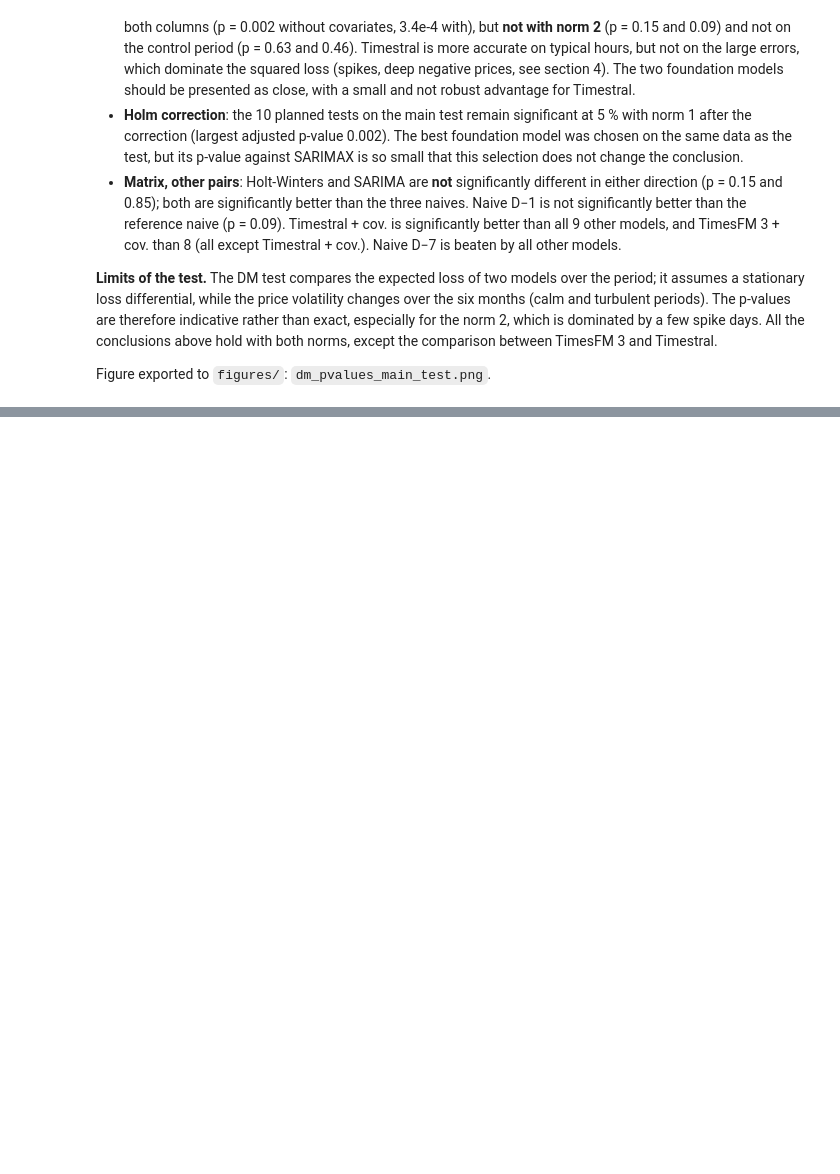
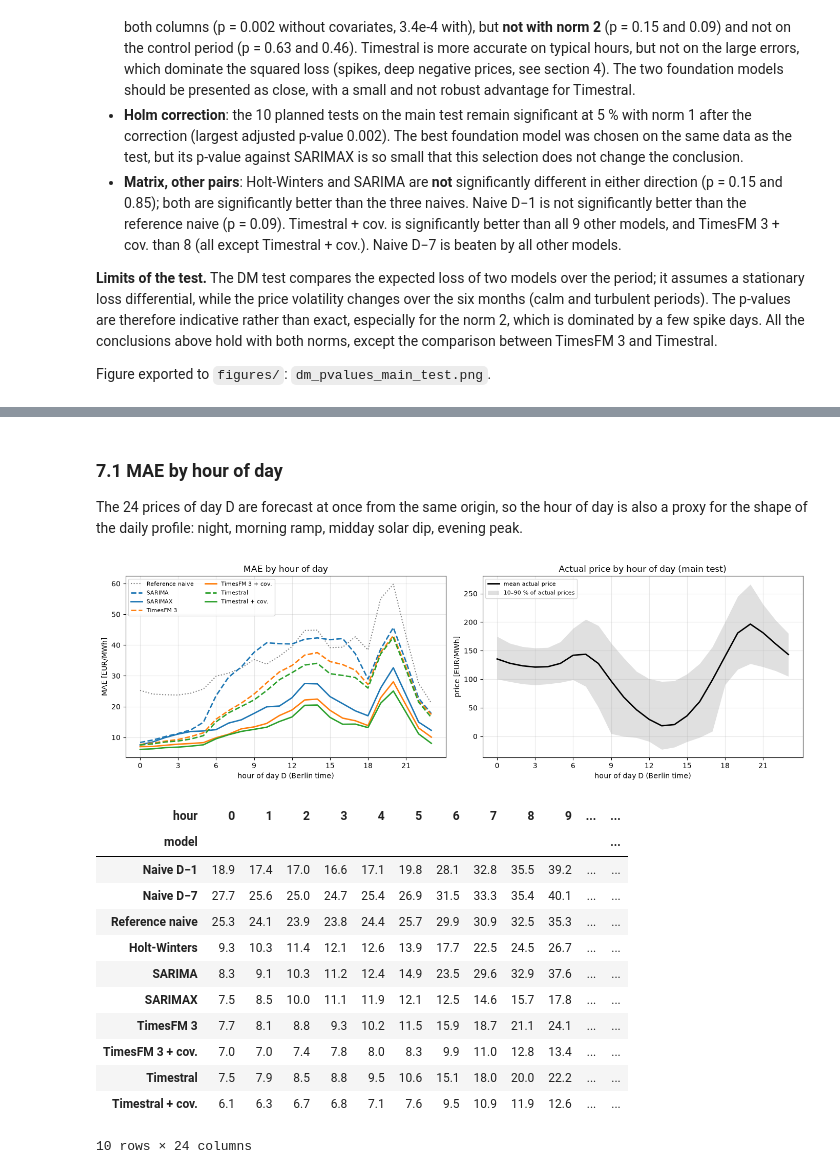
Before and after one commit to aladinsn/electricity-price-forecasting, a Jupyter notebook: notebooks/06_results.ipynb, the cells around one changed output, grey strips where cells are left out. Drawn from its saved outputs; the diff is of its cells as text; code cells hidden in the pictures; blank space fills up the shorter version.

```diff
--- a/notebooks/06_results.ipynb
+++ b/notebooks/06_results.ipynb
@@ -869,0 +914,44 @@ Figure exported to `figures/`: `dm_pvalues_main_test.png`.
+# %% [markdown]
+### 7.1 MAE by hour of day
+
+The 24 prices of day D are forecast at once from the same origin, so the hour of day is also a proxy for the shape of the daily profile: night, morning ramp, midday solar dip, evening peak.
+# %%
+by_hour = mae_by("hour")
+fig, axes = plt.subplots(1, 2, figsize=(14, 4.5))
+ax = axes[0]
+for name in FOCUS:
+    ax.plot(by_hour.index, by_hour[LABELS[name]], label=LABELS[name], **style_line(name))
+ax.set_ylabel("MAE [EUR/MWh]")
+ax.set_title("MAE by hour of day")
+ax.legend(fontsize=8, ncol=2)
+ax = axes[1]
+profile = main_long[main_long["model"] == "naive_ref"].groupby("hour")["y_true"]
+ax.plot(profile.mean().index, profile.mean(), color="k", lw=2, label="mean actual price")
+ax.fill_between(profile.mean().index, profile.quantile(0.1), profile.quantile(0.9), color="k", alpha=0.12,
+                lw=0, label="10–90 % of actual prices")
+ax.set_ylabel("price [EUR/MWh]")
+ax.set_title("Actual price by hour of day (main test)")
+ax.legend(fontsize=8)
+for ax in axes:
+    ax.set_xticks(range(0, 24, 3))
+    ax.set_xlabel("hour of day D (Berlin time)")
+    ax.grid(alpha=0.3)
+fig.tight_layout()
+fig.savefig(cfg.FIGURES_DIR / "analysis_mae_by_hour.png", dpi=150)
+plt.show()
+by_hour.T.round(1)
+# %% [output]
+[figure, added]
+| hour | 0 | 1 | 2 | 3 | 4 | 5 | 6 | 7 | 8 | 9 | ... | ... |
+| model |  |  |  |  |  |  |  |  |  |  |  | ... |
+| Naive D−1 | 18.9 | 17.4 | 17.0 | 16.6 | 17.1 | 19.8 | 28.1 | 32.8 | 35.5 | 39.2 | ... | ... |
+| Naive D−7 | 27.7 | 25.6 | 25.0 | 24.7 | 25.4 | 26.9 | 31.5 | 33.3 | 35.4 | 40.1 | ... | ... |
+| Reference naive | 25.3 | 24.1 | 23.9 | 23.8 | 24.4 | 25.7 | 29.9 | 30.9 | 32.5 | 35.3 | ... | ... |
+| Holt-Winters | 9.3 | 10.3 | 11.4 | 12.1 | 12.6 | 13.9 | 17.7 | 22.5 | 24.5 | 26.7 | ... | ... |
+| SARIMA | 8.3 | 9.1 | 10.3 | 11.2 | 12.4 | 14.9 | 23.5 | 29.6 | 32.9 | 37.6 | ... | ... |
+| SARIMAX | 7.5 | 8.5 | 10.0 | 11.1 | 11.9 | 12.1 | 12.5 | 14.6 | 15.7 | 17.8 | ... | ... |
+| TimesFM 3 | 7.7 | 8.1 | 8.8 | 9.3 | 10.2 | 11.5 | 15.9 | 18.7 | 21.1 | 24.1 | ... | ... |
+| TimesFM 3 + cov. | 7.0 | 7.0 | 7.4 | 7.8 | 8.0 | 8.3 | 9.9 | 11.0 | 12.8 | 13.4 | ... | ... |
+| Timestral | 7.5 | 7.9 | 8.5 | 8.8 | 9.5 | 10.6 | 15.1 | 18.0 | 20.0 | 22.2 | ... | ... |
+| Timestral + cov. | 6.1 | 6.3 | 6.7 | 6.8 | 7.1 | 7.6 | 9.5 | 10.9 | 11.9 | 12.6 | ... | ... |
+10 rows × 24 columns
```
Also changed, not shown: parts of 25 cells of this notebook, 4 other files.
